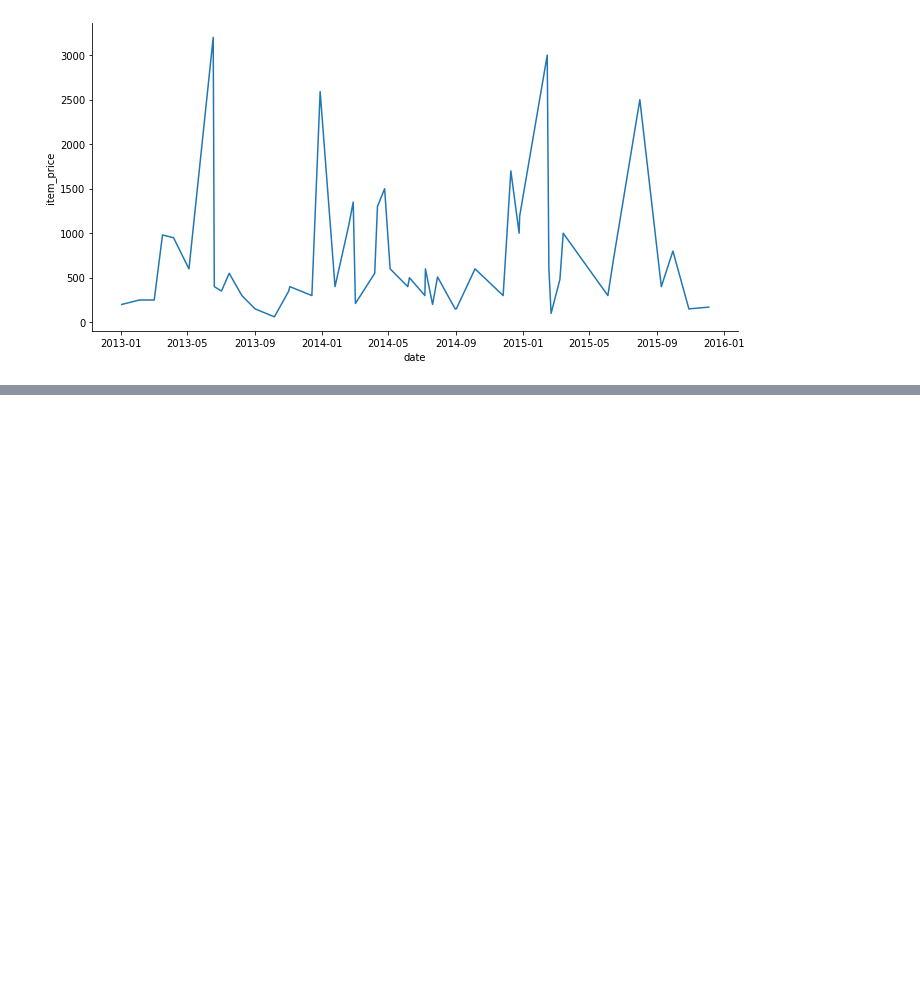
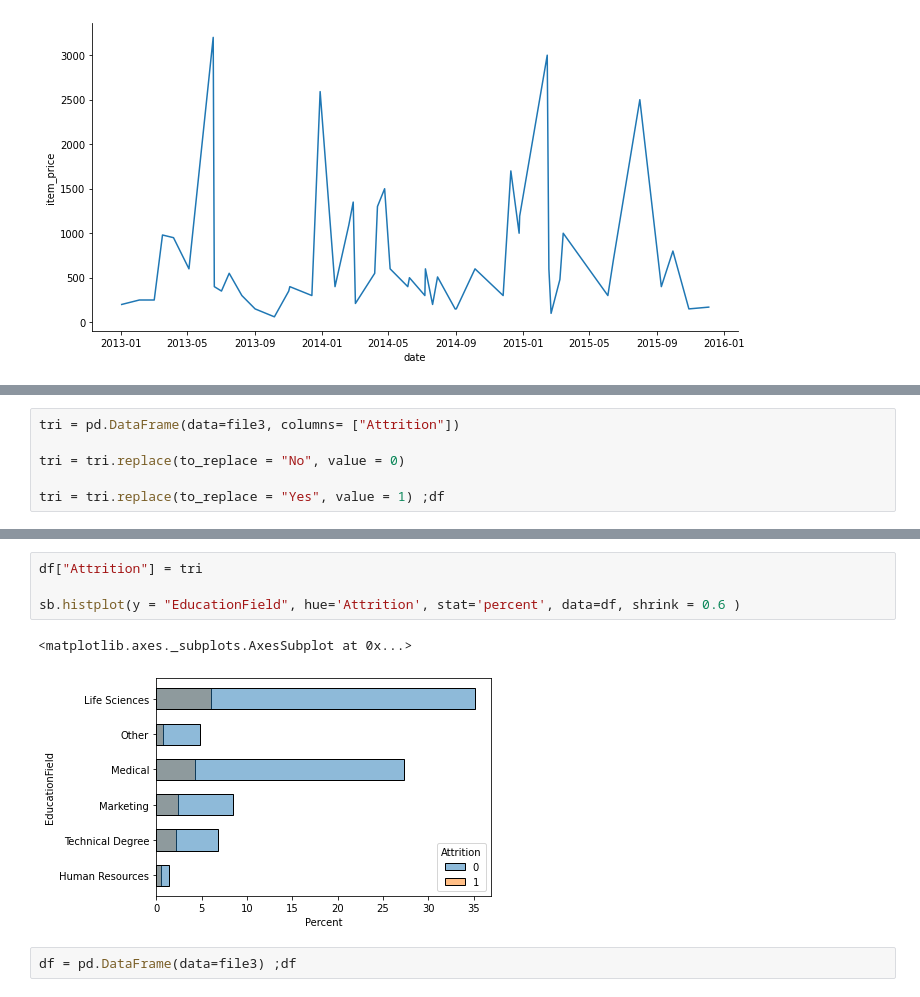
Before and after one commit to agomesdacosta3/H3_Exo_Python, a Jupyter notebook: Data.ipynb, the cells around one changed output, grey strips where cells are left out. Drawn from its saved outputs; the diff is of its cells as text; blank space fills up the shorter version.

```diff
--- a/Data.ipynb
+++ b/Data.ipynb
@@ -227,0 +266,6 @@ trace ( x = "nom_colonne_x", y = " nom_y" , df) avec df la source de données =>
+# %%
+tri = pd.DataFrame(data=file3, columns= ["Attrition"])
+
+tri = tri.replace(to_replace = "No", value = 0)
+
+tri = tri.replace(to_replace = "Yes", value = 1) ;df
@@ -227,0 +286,9 @@ trace ( x = "nom_colonne_x", y = " nom_y" , df) avec df la source de données =>
+# %%
+df["Attrition"] = tri
+
+sb.histplot(y = "EducationField", hue='Attrition', stat='percent', data=df, shrink = 0.6 )
+# %% [output]
+<matplotlib.axes._subplots.AxesSubplot at 0x...>
+[figure, added]
+# %%
+df = pd.DataFrame(data=file3) ;df
```
Also changed, not shown: parts of 10 cells of this notebook.
